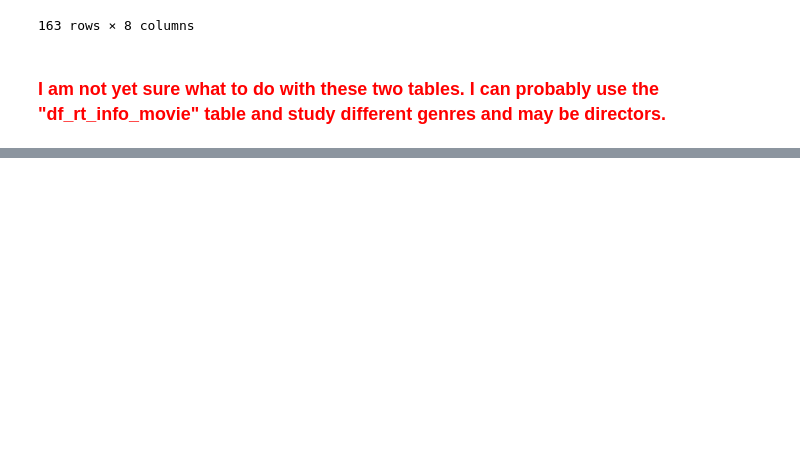
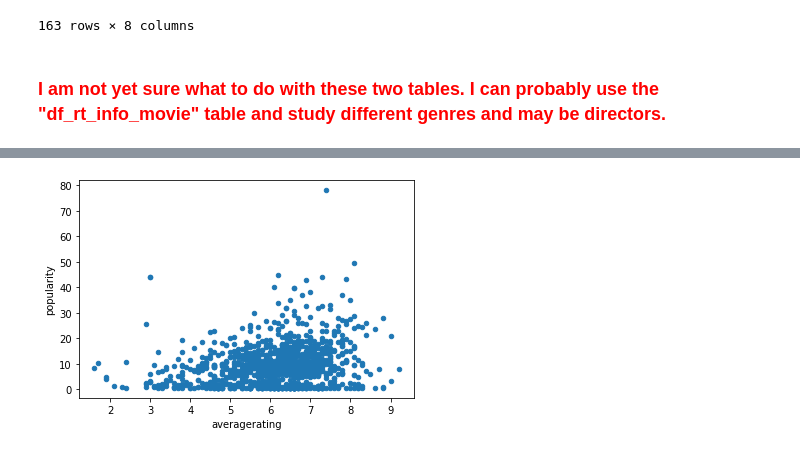
Before and after one commit to deepssharma/My_Phase1_Project, a Jupyter notebook: project.ipynb, the cells around one changed output, grey strips where cells are left out. Cells and saved outputs as stored; diff of their text form; code cells hidden in the pictures; blank space fills up the shorter version.

```diff
--- a/project.ipynb
+++ b/project.ipynb
@@ -1201,0 +1279,3 @@ df_rt_reviews_movie[df_rt_reviews_movie['id']==3]
+# %%
+df_sql_budtmdb_db =pd.merge(df_budg_tmdb,df_movie_db,how='inner',left_on='movie', right_on='primary_title')
+df_sql_budtmdb_db
@@ -1201,0 +1296,6 @@ df_rt_reviews_movie[df_rt_reviews_movie['id']==3]
+# %%
+ax2 = df_sql_budtmdb_db.plot.scatter(x='averagerating',
+                    y='popularity',
+                    colormap='viridis')
+# %% [output]
+[figure, added]
```
Also changed, not shown: parts of 7 cells of this notebook.
